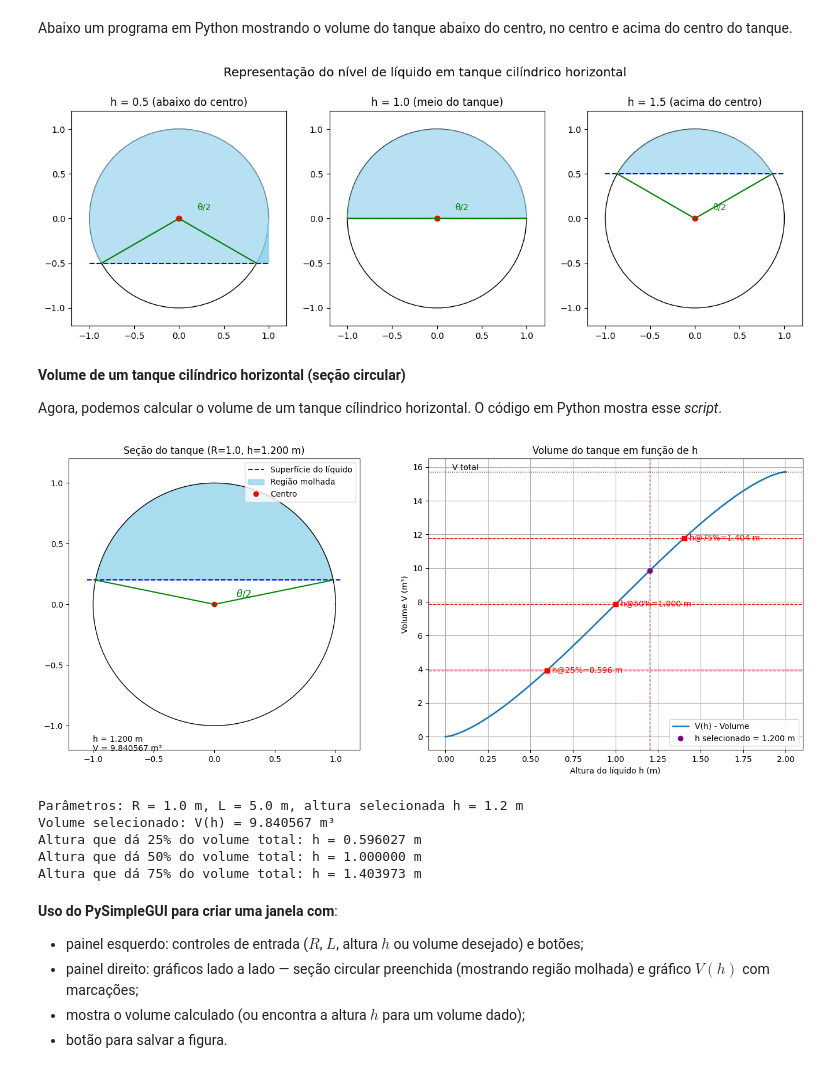
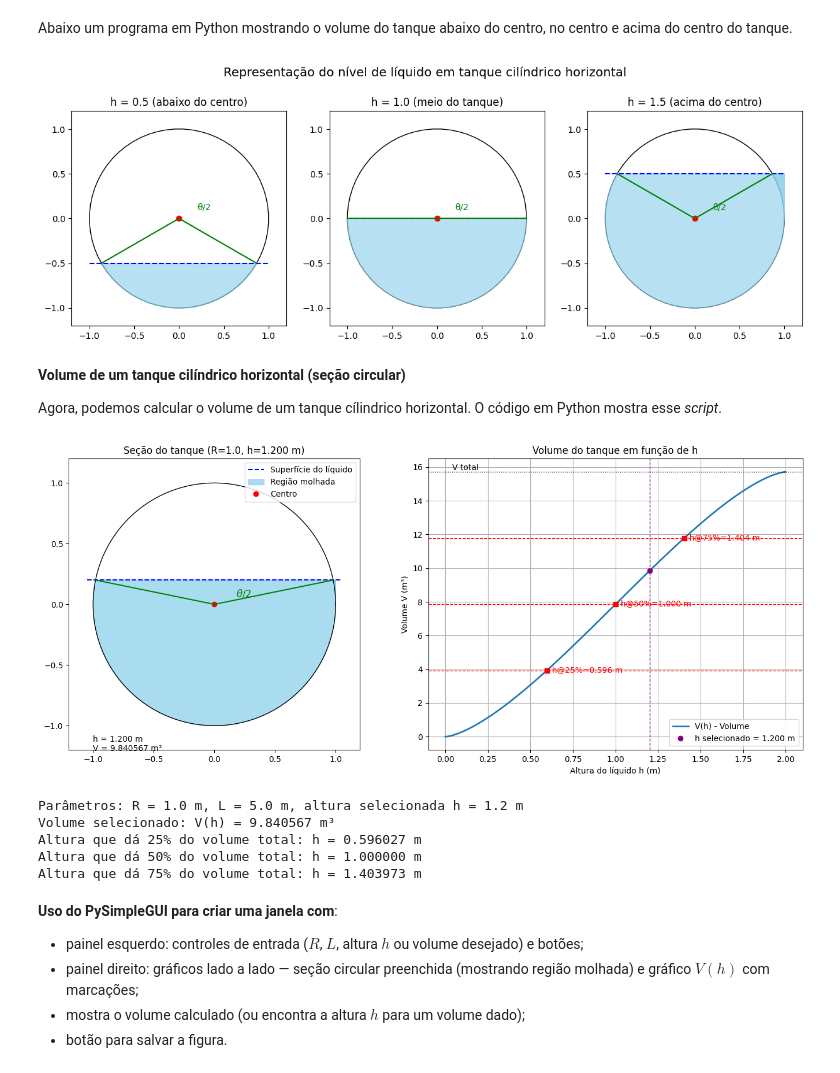
Before and after one commit to Edwards1969/site-aulas-uesc, a Jupyter notebook: CET990/AULAS/CET990_Aula_Cálculo_volume_tanque_transporte.ipynb, the cells around one changed output. Saved outputs shown, nothing was run; the diff lists cells and outputs as text; code cells hidden in the pictures.

```diff
--- a/CET990/AULAS/CET990_Aula_Cálculo_volume_tanque_transporte.ipynb
+++ b/CET990/AULAS/CET990_Aula_Cálculo_volume_tanque_transporte.ipynb
@@ -292,11 +291,13 @@ import matplotlib.pyplot as plt
 def desenhar_tanque(R, h, ax, titulo=""):
     # círculo da seção do tanque
     circle = plt.Circle((0,0), R, fill=False, color='black')
+
     ax.add_artist(circle)
 
     # linha do nível do líquido
     y_line = -R + h
     ax.hlines(y_line, -R, R, colors='blue', linestyles='--')
+
 
     # circunferência do tanque
     theta = np.linspace(0, 2*np.pi, 500)
@@ -304,37 +305,38 @@ def desenhar_tanque(R, h, ax, titulo=""):
     y_circle = R*np.sin(theta)
 
     # preencher líquido
-    ax.fill_between(x, y_circle, y_line, where=(y_circle>=y_line), color='skyblue', alpha=0.6)
+    #ax.fill_between(x, y_circle, y_line, where=(y_circle>=y_line), color='skyblue', alpha=0.6)
+    ax.fill_between(x, y_circle, y_line, where=(y_circle<=y_line), color='skyblue', alpha=0.6)
 
     # marcar centro
     ax.plot(0,0,'ro')
 
     # se o nível estiver dentro do círculo, mostrar linhas auxiliares
     if -R < y_line < R:
         x_int = np.sqrt(R**2 - y_line**2)
         ax.plot([0, -x_int],[0, y_line],'g-')
         ax.plot([0, x_int],[0, y_line],'g-')
         ax.text(0.2,0.1,"θ/2",color='green')
 
     ax.set_aspect('equal')
     ax.set_xlim(-R-0.2, R+0.2)
     ax.set_ylim(-R-0.2, R+0.2)
     ax.set_title(titulo)
 
 # parâmetros
 R = 1.0
 h1, h2, h3 = 0.5, 1.0, 1.5   # abaixo, no centro, acima
 
 fig, axes = plt.subplots(1,3,figsize=(15,5))
 
 desenhar_tanque(R, h1, axes[0], titulo=f"h = {h1} (abaixo do centro)")
 desenhar_tanque(R, h2, axes[1], titulo=f"h = {h2} (meio do tanque)")
 desenhar_tanque(R, h3, axes[2], titulo=f"h = {h3} (acima do centro)")
 
 plt.suptitle("Representação do nível de líquido em tanque cilíndrico horizontal", fontsize=14)
 plt.show()
 # %% [output]
-[figure, old version]
+[figure, new version]
 # %% [markdown]
 __Volume de um tanque cilíndrico horizontal (seção circular)__
 
@@ -435,7 +437,8 @@ def plotar_tanque_e_volume(R=1.0, L=5.0, h_selected=1.2, fractions=(0.25, 0.5, 0
 
     y_line = -R + h_selected
     ax.hlines(y_line, -R-0.05, R+0.05, colors='blue', linestyles='--', label='Superfície do líquido')
-    ax.fill_between(x, y, y_line, where=(y >= y_line), color='skyblue', alpha=0.7, label='Região molhada')
+    #ax.fill_between(x, y, y_line, where=(y >= y_line), color='skyblue', alpha=0.7, label='Região molhada')
+    ax.fill_between(x, y, y_line, where=(y <= y_line), color='skyblue', alpha=0.7, label='Região molhada')
     ax.plot(0, 0, 'ro', label='Centro')
 
     # Triângulo para ângulo (apenas se a linha cortar dentro da circunferência)
@@ -505,7 +508,7 @@ if __name__ == "__main__":
     # Gera gráfico e saídas
     plotar_tanque_e_volume(R=R, L=L, h_selected=h_selected, savefig=None)
 # %% [output]
-[figure, old version]
+[figure, new version]
 Parâmetros: R = 1.0 m, L = 5.0 m, altura selecionada h = 1.2 m
 Volume selecionado: V(h) = 9.840567 m³
 Altura que dá 25% do volume total: h = 0.596027 m
```
Also changed, not shown: parts of 6 cells of this notebook, 2 other files.
